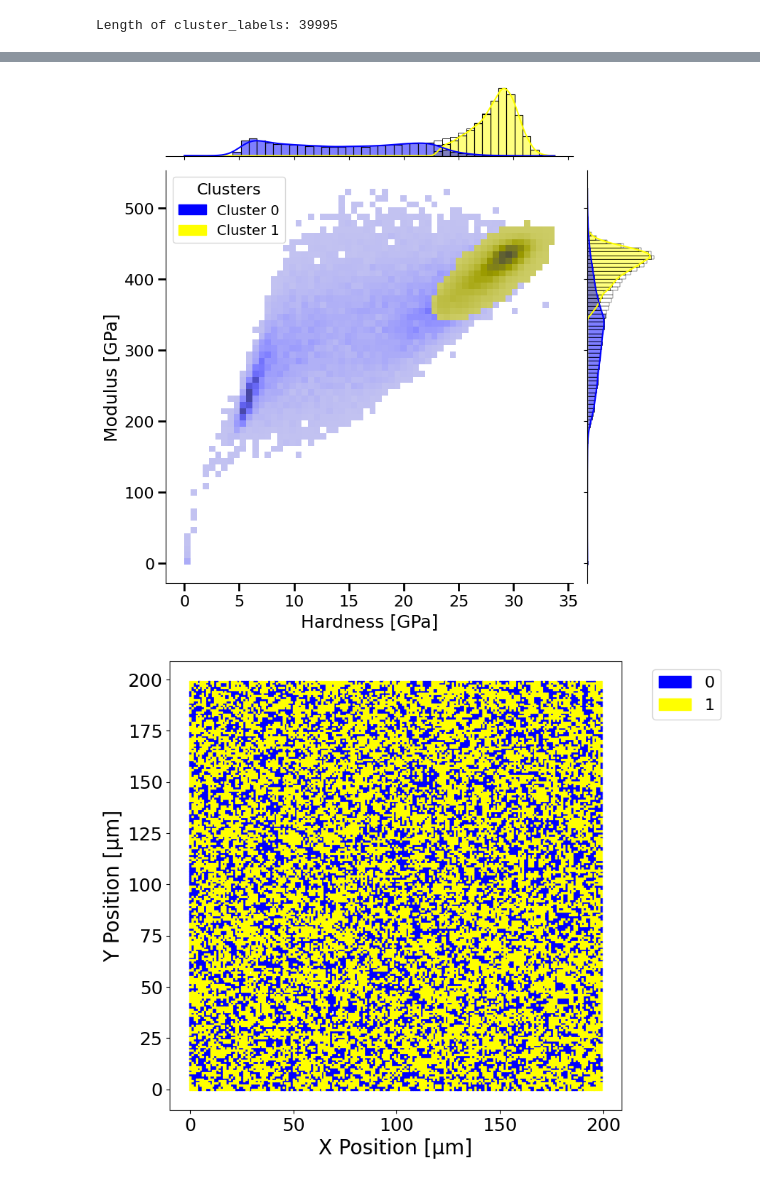
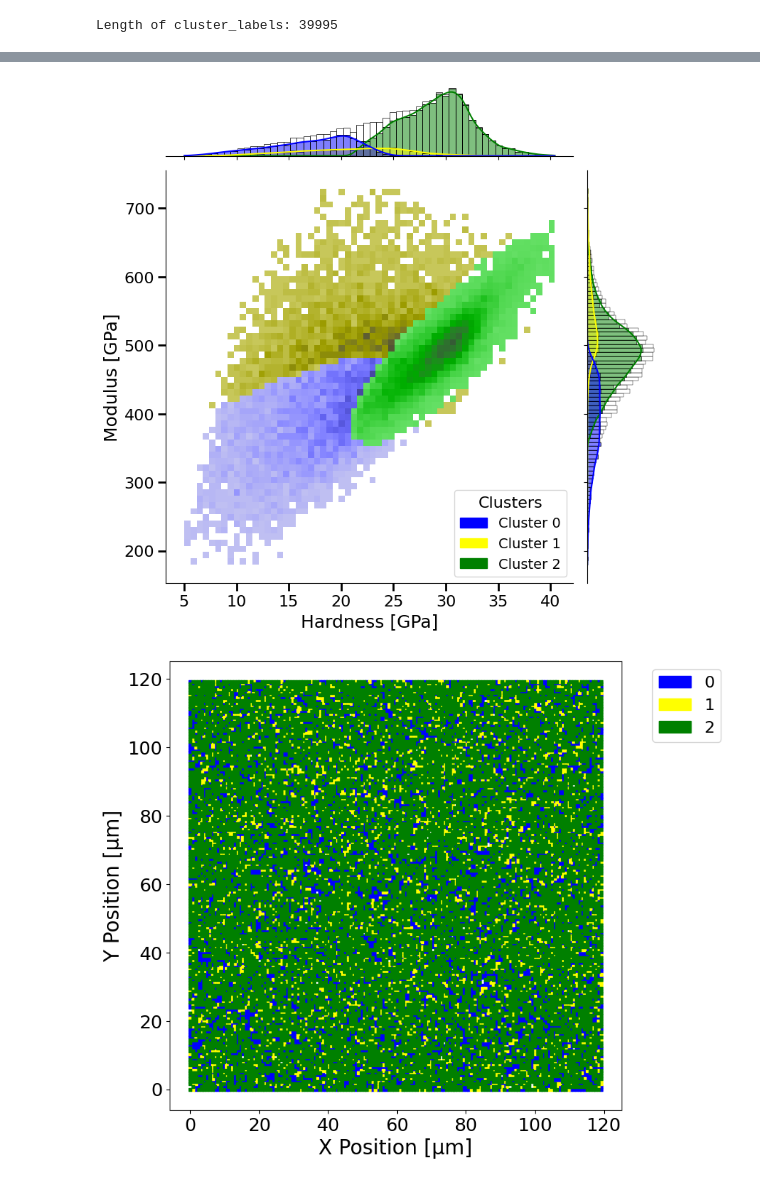
Before and after one commit to laiaorme/High-speed-Nanoindentation-Data-Analysis-through-GMM-Clustering-and-Skew-Normal-Mixture, a Jupyter notebook: GMM/GMM.ipynb, the cells around one changed output, grey strips where cells are left out. Saved outputs shown, nothing was run; the diff lists cells and outputs as text; code cells hidden in the pictures.

```diff
--- a/GMM/GMM.ipynb
+++ b/GMM/GMM.ipynb
@@ -1,5 +1,5 @@
 # %%
-excel = 'excel_name'
+excel = '/content/WCNiFine-4D-80nm-150x150_filtered.xlsx'
 sheet_name = 'Test 1'
 # %%
 import numpy as np
@@ -67,7 +67,7 @@ import matplotlib.pyplot as plt
 from sklearn import mixture
 
 # Fit the Gaussian Mixture Model
-num_components = 2
+num_components = 3
 gmm_winner = mixture.GaussianMixture(n_components=num_components, covariance_type='full').fit(X)
 posterior_probs = gmm_winner.predict_proba(X)
 cluster_labels = np.argmax(posterior_probs, axis=1)
@@ -147,20 +151,14 @@ df_clusters.drop('Cluster index', axis=1, inplace=True)
 with pd.ExcelWriter('WC-Ni-Coarse_clustersAvg.xlsx') as writer:
     df_clusters.to_excel(writer, index=False)
 # %%
-# Mapeo de etiquetas de los clusters en función del orden de dureza
-# Primero ajustamos los clusters en base al valor de dureza
 cluster_mapping = {old_idx: new_idx for new_idx, old_idx in enumerate(df_clusters_sorted['Cluster index'])}
 new_cluster_labels = np.vectorize(cluster_mapping.get)(cluster_labels)
 
-# DECIDE THE NAME AND COLORS OF THE CLUSTERS LOOKING AT THE NEW CLUSTER INDEX
-# Reasignamos los nombres y colores según el nuevo orden
-cluster_names = {idx: str(idx) for idx in range(num_components)}
-cluster_colors = {0: 'blue', 1: 'yellow', 2: 'green', 3: 'red', 4: 'magenta'}
 
 # Scatterplot with clusters
 fig, ax = plt.subplots(figsize=(7, 7))
 for k in range(num_components):
-    cluster_k = X[new_cluster_labels == k]  # Usamos las nuevas etiquetas de cluster
+    cluster_k = X[new_cluster_labels == k]
     ax.scatter(cluster_k[:, 0], cluster_k[:, 1], c=cluster_colors[k], label=cluster_names[k],
                edgecolors='white', linewidths=0.5)
 
@@ -173,7 +171,7 @@ import matplotlib.patches as mpatches
 handles = []
 labels = []
 
-# Leyenda
+# Legend
 for k in range(num_components):
     h = mpatches.Patch(color=cluster_colors[k], label=cluster_names[k])
     handles.append(h)
@@ -220,44 +218,38 @@ plt.legend(handles=handles, title="Clusters", fontsize=14, title_fontsize=16)
 # Show the plot
 plt.show()
 # %% [output]
-[figure, old version]
+[figure, new version]
 # %%
 import matplotlib.pyplot as plt
 import matplotlib.patches as mpatches
 
-# Create a new figure with tight layout
 fig, ax = plt.subplots(figsize=(8, 8))
 plt.gca().set_aspect('equal')
 
-# Plot the clusters
 handles = []
 labels = []
 
-# Usar las etiquetas de los clusters reasignadas con new_cluster_labels
 for k in range(num_components):
-    cluster_k = df[new_cluster_labels == k]  # Utiliza las nuevas etiquetas
-    ax.scatter(cluster_k['X'], cluster_k['Y'], c=cluster_colors[k], label=cluster_names[k], marker='s', s=4)
+    cluster_k = df[new_cluster_labels == k]
+    ax.scatter(cluster_k['X'], cluster_k['Y'], c=cluster_colors[k], label=cluster_names[k], marker='s', s=6)
 
-    # Crear parches para la leyenda
+    # Legend
     h = mpatches.Patch(color=cluster_colors[k], label=cluster_names[k])
     handles.append(h)
     labels.append(cluster_names[k])
 
-# Set axis labels and title
 ax.set_xlabel('X Position [μm]', fontsize=20)
 ax.set_ylabel('Y Position [μm]', fontsize=20)
 ax.tick_params(axis='both', which='major', labelsize=18)
 
 # Set axis limits to match your data range
 ax.set_xlim(df['X'].min(), df['X'].max())
 ax.set_ylim(df['Y'].min(), df['Y'].max())
 
-# Remove extra white space
 plt.axis('tight')
 
-# Create a custom legend
 plt.legend(handles=handles, labels=labels, fontsize=16, bbox_to_anchor=(1.05, 1), loc='upper left')
 
 plt.show()
 # %% [output]
-[figure, old version]
+[figure, new version]
```
Also changed, not shown: parts of 4 cells of this notebook.
